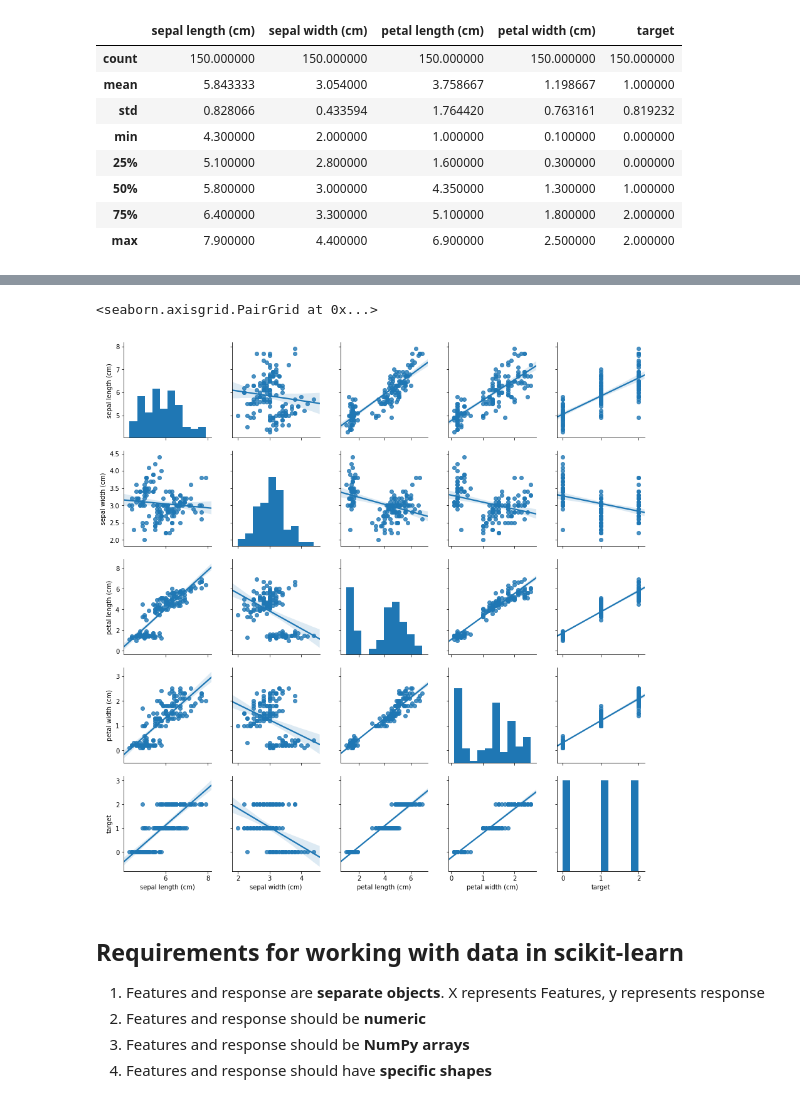
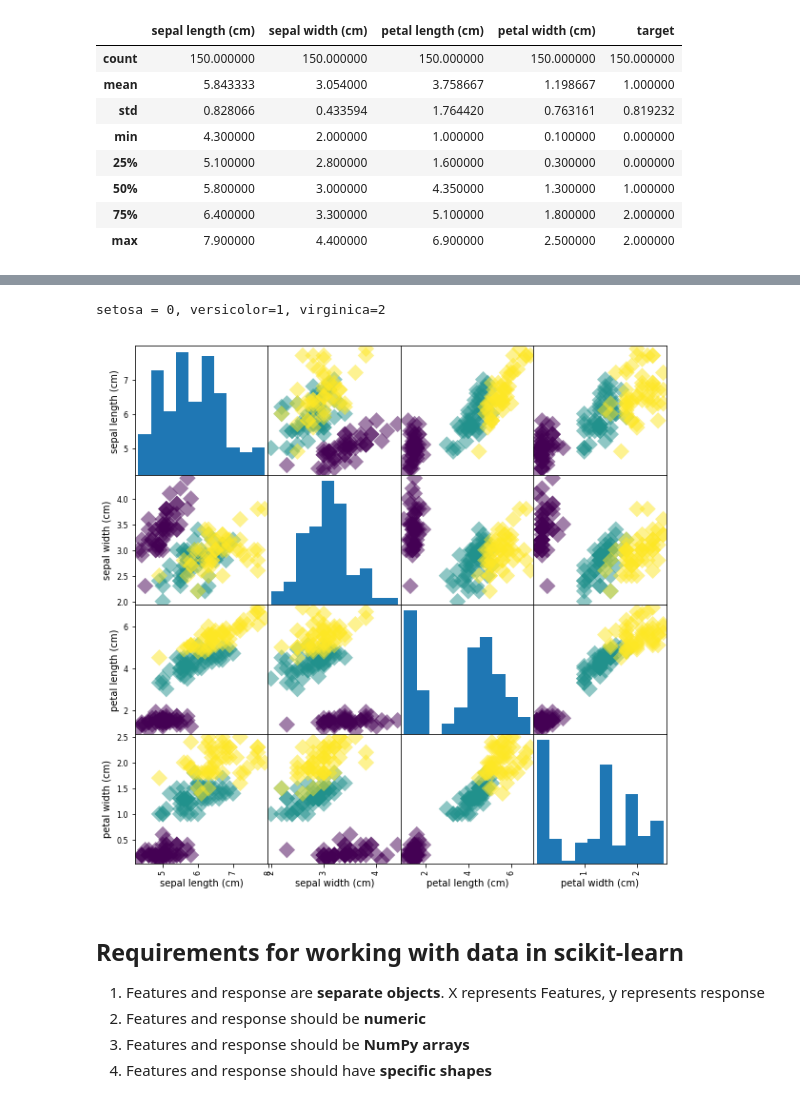
Before and after one commit to youngsoul/machinelearning101, a Jupyter notebook: 03_getting_started_with_iris.ipynb, the cells around one changed output, grey strips where cells are left out. Cells and saved outputs as stored; diff of their text form; code cells hidden in the pictures.

```diff
--- a/03_getting_started_with_iris.ipynb
+++ b/03_getting_started_with_iris.ipynb
@@ -276,8 +270,10 @@ setosa = 0, versicolor=1, virginica=2
-# %%
-sns.pairplot(df, kind='reg')
-# %% [output]
-<seaborn.axisgrid.PairGrid at 0x...>
-[figure, removed]
+# %%
+print("setosa = 0, versicolor=1, virginica=2")
+# c=y, will color the points based on the specifies
+_=pd.plotting.scatter_matrix(pd.DataFrame(X,columns=iris.feature_names), c=y, figsize=[10,10], s=150, marker='D')
+# %% [output]
+setosa = 0, versicolor=1, virginica=2
+[figure, added]
 # %% [markdown]
 ## Requirements for working with data in scikit-learn
 
```
Also changed, not shown: parts of 1 cell of this notebook, 9 other files.
